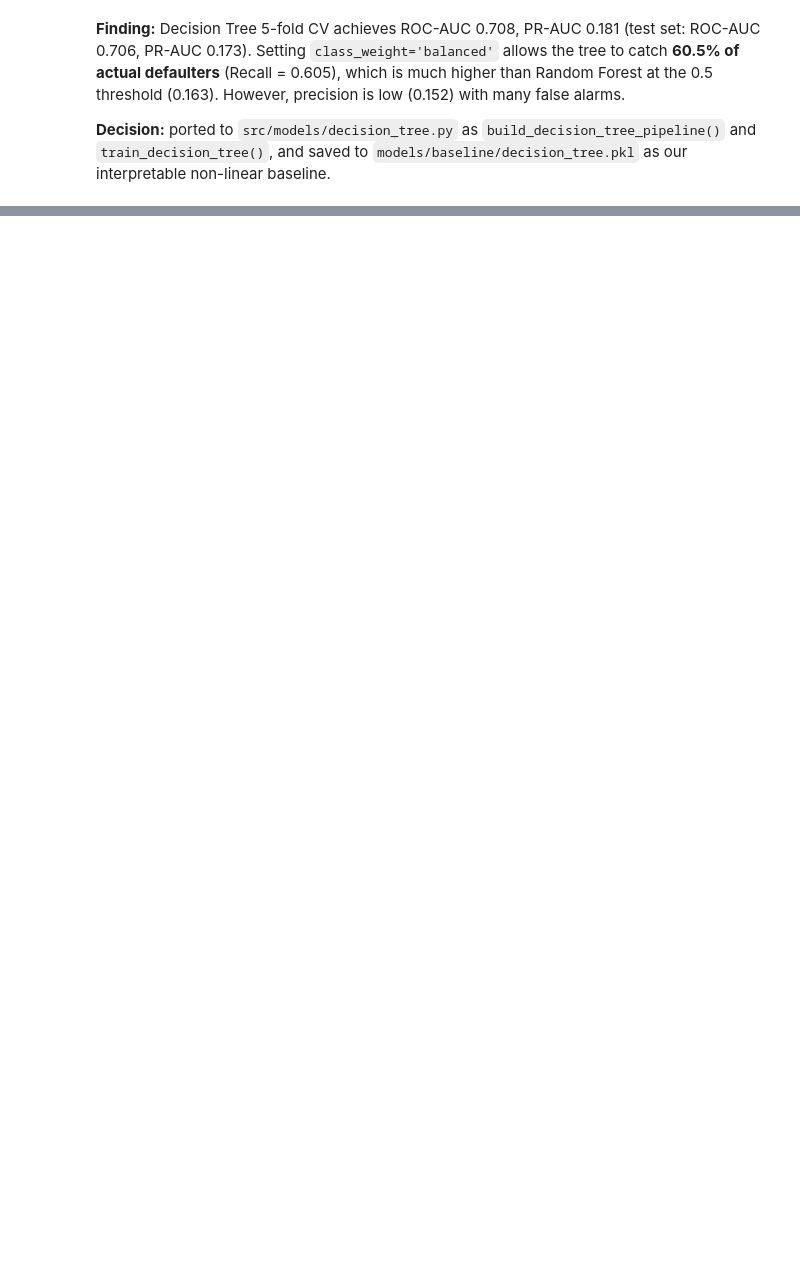
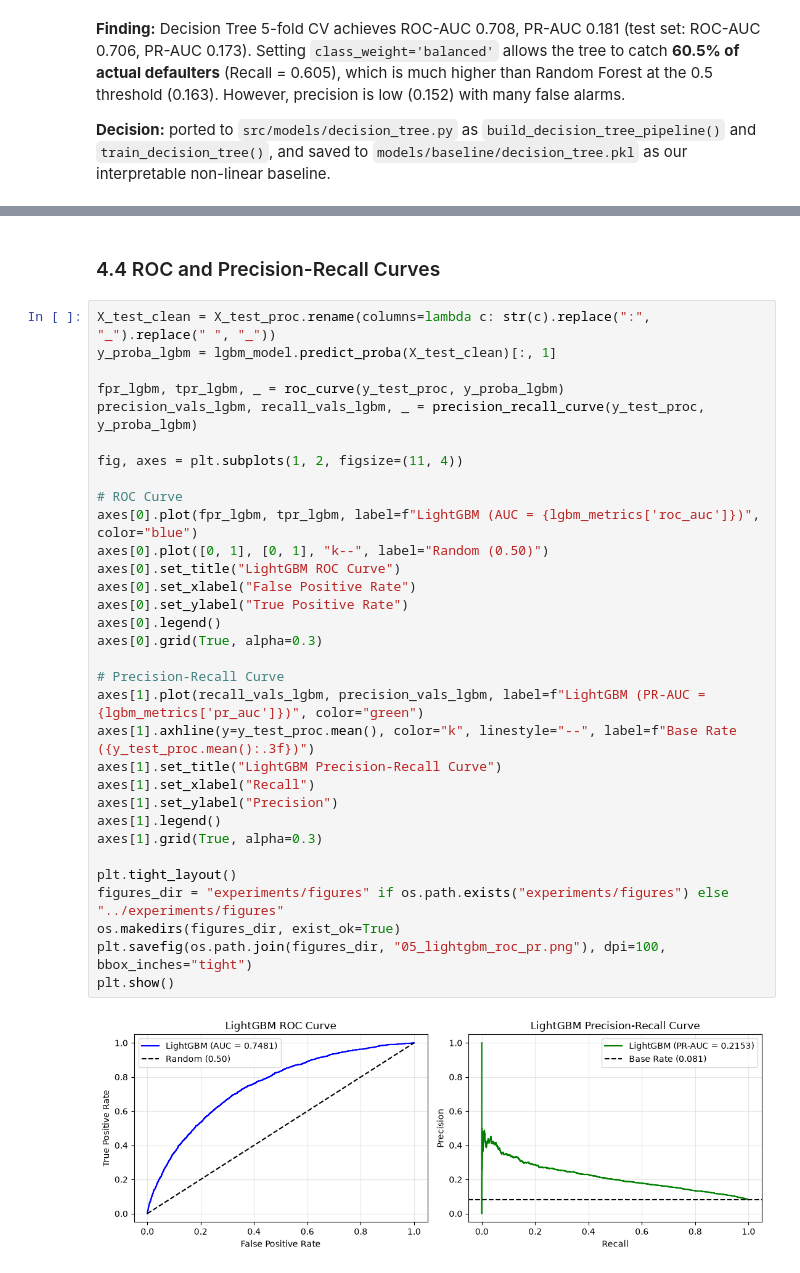
Before and after one commit to Pasiya990/FDM-AutoMobile_Loan_Default_Modelling, a Jupyter notebook: notebooks/05_baseline_models.ipynb, the cells around one changed output, grey strips where cells are left out. Cells and saved outputs as stored; diff of their text form; blank space fills up the shorter version.

```diff
--- a/notebooks/05_baseline_models.ipynb
+++ b/notebooks/05_baseline_models.ipynb
@@ -279,0 +331,36 @@ Logged to ../experiments/results\experiments.csv
+# %% [markdown]
+### 4.4 ROC and Precision-Recall Curves
+# %%
+X_test_clean = X_test_proc.rename(columns=lambda c: str(c).replace(":", "_").replace(" ", "_"))
+y_proba_lgbm = lgbm_model.predict_proba(X_test_clean)[:, 1]
+
+fpr_lgbm, tpr_lgbm, _ = roc_curve(y_test_proc, y_proba_lgbm)
+precision_vals_lgbm, recall_vals_lgbm, _ = precision_recall_curve(y_test_proc, y_proba_lgbm)
+
+fig, axes = plt.subplots(1, 2, figsize=(11, 4))
+
+# ROC Curve
+axes[0].plot(fpr_lgbm, tpr_lgbm, label=f"LightGBM (AUC = {lgbm_metrics['roc_auc']})", color="blue")
+axes[0].plot([0, 1], [0, 1], "k--", label="Random (0.50)")
+axes[0].set_title("LightGBM ROC Curve")
+axes[0].set_xlabel("False Positive Rate")
+axes[0].set_ylabel("True Positive Rate")
+axes[0].legend()
+axes[0].grid(True, alpha=0.3)
+
+# Precision-Recall Curve
+axes[1].plot(recall_vals_lgbm, precision_vals_lgbm, label=f"LightGBM (PR-AUC = {lgbm_metrics['pr_auc']})", color="green")
+axes[1].axhline(y=y_test_proc.mean(), color="k", linestyle="--", label=f"Base Rate ({y_test_proc.mean():.3f})")
+axes[1].set_title("LightGBM Precision-Recall Curve")
+axes[1].set_xlabel("Recall")
+axes[1].set_ylabel("Precision")
+axes[1].legend()
+axes[1].grid(True, alpha=0.3)
+
+plt.tight_layout()
+figures_dir = "experiments/figures" if os.path.exists("experiments/figures") else "../experiments/figures"
+os.makedirs(figures_dir, exist_ok=True)
+plt.savefig(os.path.join(figures_dir, "05_lightgbm_roc_pr.png"), dpi=100, bbox_inches="tight")
+plt.show()
+# %% [output]
+[figure, added]
```
Also changed, not shown: parts of 21 cells of this notebook.
